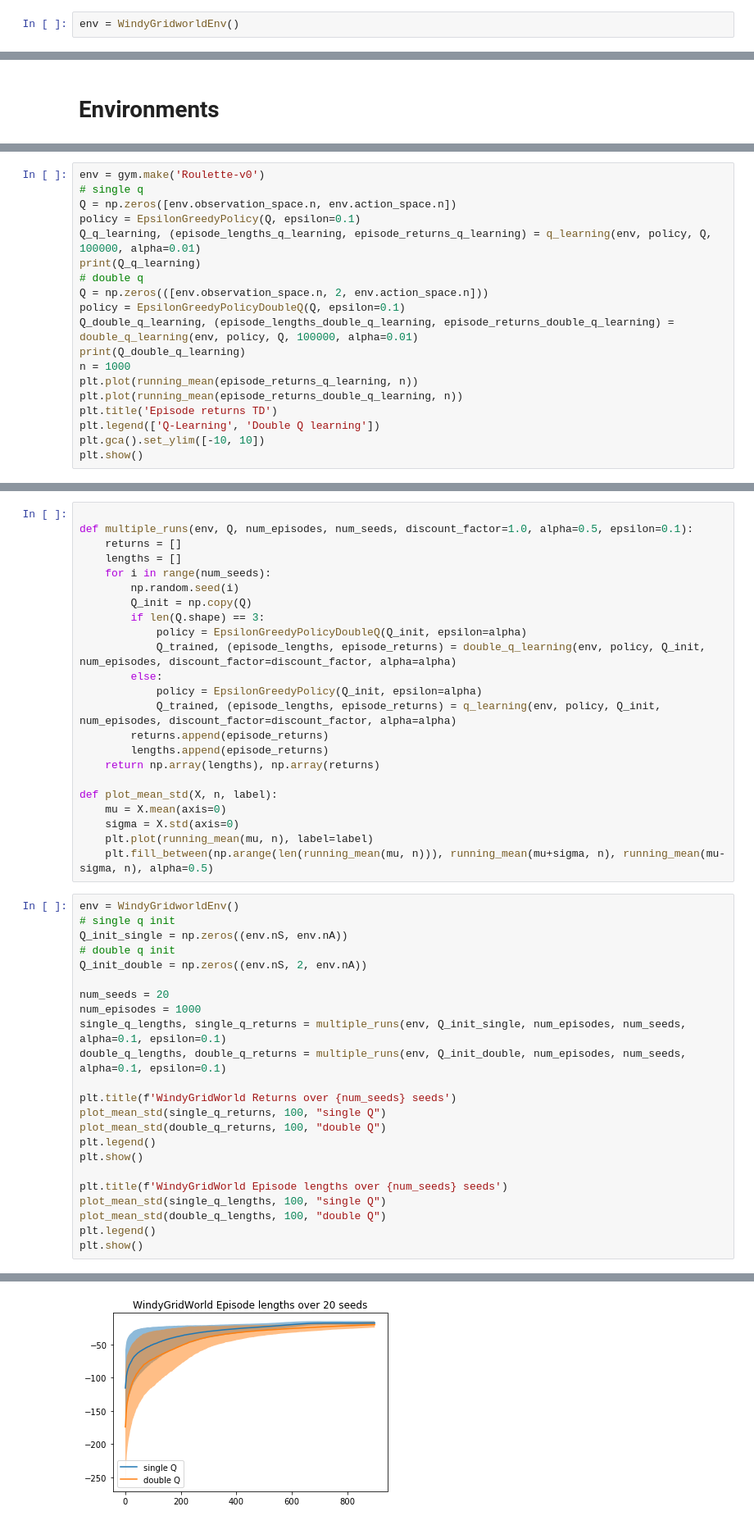
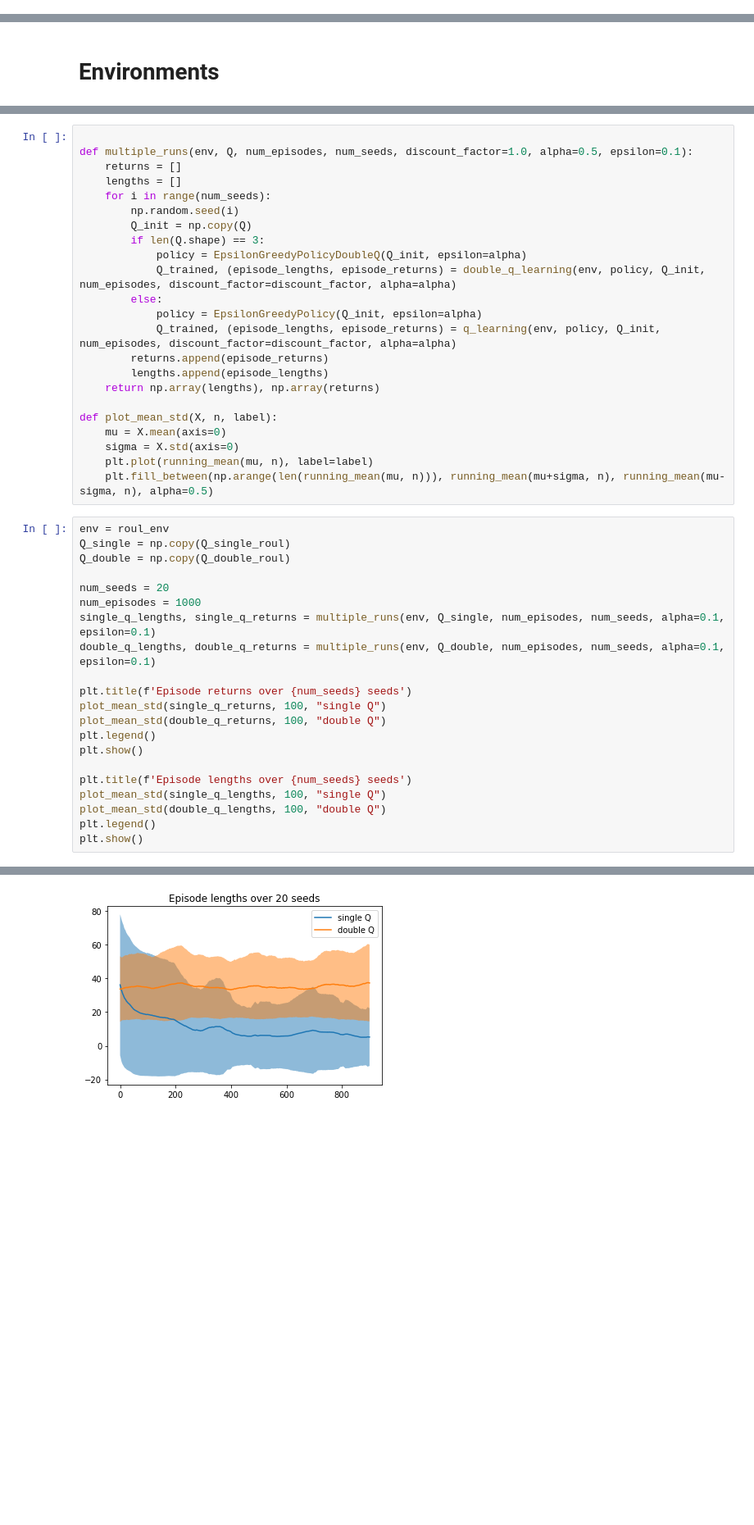
Before and after one commit to fsun2000/RL_project, a Jupyter notebook: double_q.ipynb, the cells around one changed output, grey strips where cells are left out. Shown at 82% size. Drawn from its saved outputs; the diff is of its cells as text; blank space fills up the shorter version.

```diff
--- a/double_q.ipynb
+++ b/double_q.ipynb
@@ -19,8 +19,6 @@ assert sys.version_info[:3] >= (3, 6, 0), "Make sure you have Python 3.6 install
 import gym
 
 from windy_gridworld import WindyGridworldEnv
-# %%
-env = WindyGridworldEnv()
 # %%
 class EpsilonGreedyPolicy(object):
     """
@@ -244,19 +231,0 @@ plt.show()
-# %%
-env = gym.make('Roulette-v0')
-# single q
-Q = np.zeros([env.observation_space.n, env.action_space.n])
-policy = EpsilonGreedyPolicy(Q, epsilon=0.1)
-Q_q_learning, (episode_lengths_q_learning, episode_returns_q_learning) = q_learning(env, policy, Q, 100000, alpha=0.01)
-print(Q_q_learning)
-# double q
-Q = np.zeros(([env.observation_space.n, 2, env.action_space.n]))
-policy = EpsilonGreedyPolicyDoubleQ(Q, epsilon=0.1)
-Q_double_q_learning, (episode_lengths_double_q_learning, episode_returns_double_q_learning) = double_q_learning(env, policy, Q, 100000, alpha=0.01)
-print(Q_double_q_learning)
-n = 1000
-plt.plot(running_mean(episode_returns_q_learning, n))
-plt.plot(running_mean(episode_returns_double_q_learning, n))
-plt.title('Episode returns TD')
-plt.legend(['Q-Learning', 'Double Q learning'])
-plt.gca().set_ylim([-10, 10])
-plt.show()
@@ -300,7 +244,7 @@ def multiple_runs(env, Q, num_episodes, num_seeds, discount_factor=1.0, alpha=0.
             policy = EpsilonGreedyPolicy(Q_init, epsilon=alpha)
             Q_trained, (episode_lengths, episode_returns) = q_learning(env, policy, Q_init, num_episodes, discount_factor=discount_factor, alpha=alpha)
         returns.append(episode_returns)
-        lengths.append(episode_returns)
+        lengths.append(episode_lengths)
     return np.array(lengths), np.array(returns)
 
 def plot_mean_std(X, n, label):
@@ -309,24 +253,22 @@ def plot_mean_std(X, n, label):
     plt.plot(running_mean(mu, n), label=label)
     plt.fill_between(np.arange(len(running_mean(mu, n))), running_mean(mu+sigma, n), running_mean(mu-sigma, n), alpha=0.5)
 # %%
-env = WindyGridworldEnv()
-# single q init
-Q_init_single = np.zeros((env.nS, env.nA))
-# double q init
-Q_init_double = np.zeros((env.nS, 2, env.nA))
+env = roul_env
+Q_single = np.copy(Q_single_roul)
+Q_double = np.copy(Q_double_roul)
 
 num_seeds = 20
 num_episodes = 1000
-single_q_lengths, single_q_returns = multiple_runs(env, Q_init_single, num_episodes, num_seeds, alpha=0.1, epsilon=0.1)
-double_q_lengths, double_q_returns = multiple_runs(env, Q_init_double, num_episodes, num_seeds, alpha=0.1, epsilon=0.1)
+single_q_lengths, single_q_returns = multiple_runs(env, Q_single, num_episodes, num_seeds, alpha=0.1, epsilon=0.1)
+double_q_lengths, double_q_returns = multiple_runs(env, Q_double, num_episodes, num_seeds, alpha=0.1, epsilon=0.1)
 
-plt.title(f'WindyGridWorld Returns over {num_seeds} seeds')
+plt.title(f'Episode returns over {num_seeds} seeds')
 plot_mean_std(single_q_returns, 100, "single Q")
 plot_mean_std(double_q_returns, 100, "double Q")
 plt.legend()
 plt.show()
 
-plt.title(f'WindyGridWorld Episode lengths over {num_seeds} seeds')
+plt.title(f'Episode lengths over {num_seeds} seeds')
 plot_mean_std(single_q_lengths, 100, "single Q")
 plot_mean_std(double_q_lengths, 100, "double Q")
 plt.legend()
@@ -336 +278 @@ plt.show()
-[figure, old version]
+[figure, new version]
```
Also changed, not shown: parts of 12 cells of this notebook.
